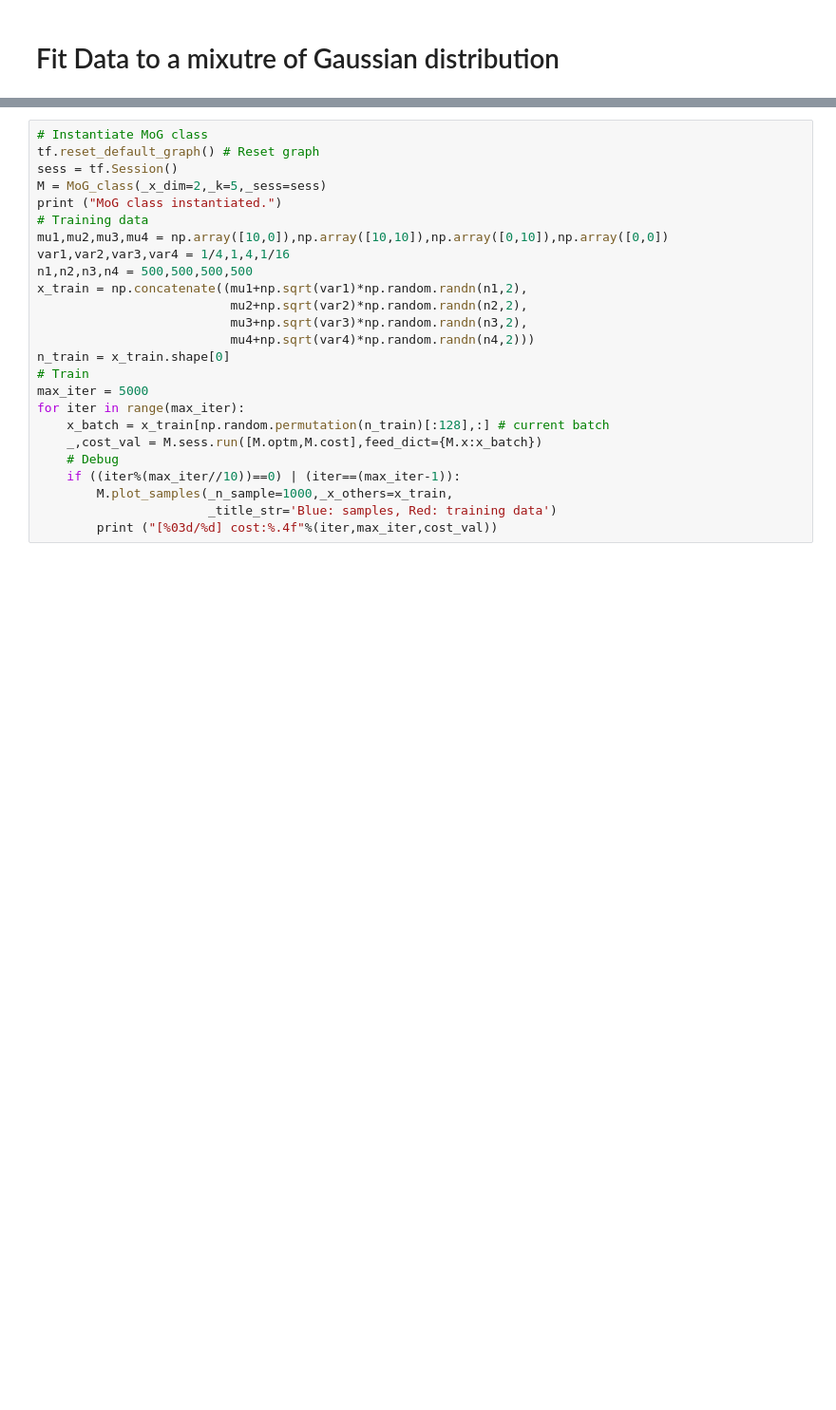
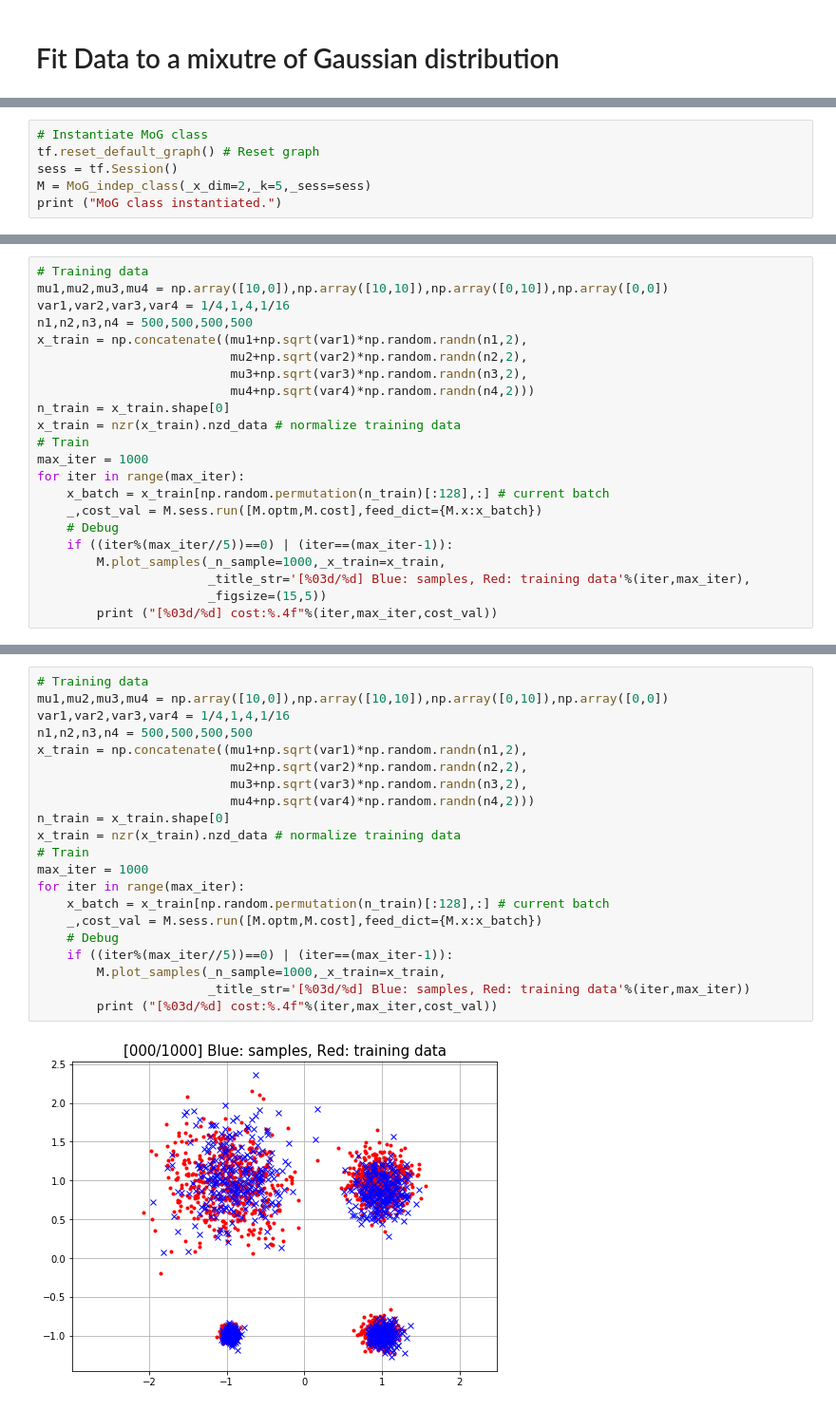
Before and after one commit to sjchoi86/density_network, a Jupyter notebook: src/demo_fit_MoG.ipynb, the cells around one changed output, grey strips where cells are left out. Shown at 95% size. Cells and saved outputs as stored; diff of their text form; blank space fills up the shorter version.

Commit message:
plot modified

```diff
--- a/src/demo_fit_MoG.ipynb
+++ b/src/demo_fit_MoG.ipynb
@@ -74,0 +16,6 @@ class MoG_class(object):
+# %%
+# Instantiate MoG class
+tf.reset_default_graph() # Reset graph
+sess = tf.Session()
+M = MoG_indep_class(_x_dim=2,_k=5,_sess=sess)
+print ("MoG class instantiated.")
@@ -74,0 +24,22 @@ class MoG_class(object):
+# %%
+# Training data
+mu1,mu2,mu3,mu4 = np.array([10,0]),np.array([10,10]),np.array([0,10]),np.array([0,0])
+var1,var2,var3,var4 = 1/4,1,4,1/16
+n1,n2,n3,n4 = 500,500,500,500
+x_train = np.concatenate((mu1+np.sqrt(var1)*np.random.randn(n1,2),
+                          mu2+np.sqrt(var2)*np.random.randn(n2,2),
+                          mu3+np.sqrt(var3)*np.random.randn(n3,2),
+                          mu4+np.sqrt(var4)*np.random.randn(n4,2)))
+n_train = x_train.shape[0]
+x_train = nzr(x_train).nzd_data # normalize training data
+# Train
+max_iter = 1000
+for iter in range(max_iter):
+    x_batch = x_train[np.random.permutation(n_train)[:128],:] # current batch
+    _,cost_val = M.sess.run([M.optm,M.cost],feed_dict={M.x:x_batch})
+    # Debug
+    if ((iter%(max_iter//5))==0) | (iter==(max_iter-1)):
+        M.plot_samples(_n_sample=1000,_x_train=x_train,
+                       _title_str='[%03d/%d] Blue: samples, Red: training data'%(iter,max_iter),
+                       _figsize=(15,5))
+        print ("[%03d/%d] cost:%.4f"%(iter,max_iter,cost_val))
@@ -75,26 +70,23 @@ class MoG_class(object):
 # %%
-# Instantiate MoG class
-tf.reset_default_graph() # Reset graph
-sess = tf.Session()
-M = MoG_class(_x_dim=2,_k=5,_sess=sess)
-print ("MoG class instantiated.")
 # Training data
 mu1,mu2,mu3,mu4 = np.array([10,0]),np.array([10,10]),np.array([0,10]),np.array([0,0])
 var1,var2,var3,var4 = 1/4,1,4,1/16
 n1,n2,n3,n4 = 500,500,500,500
 x_train = np.concatenate((mu1+np.sqrt(var1)*np.random.randn(n1,2),
                           mu2+np.sqrt(var2)*np.random.randn(n2,2),
                           mu3+np.sqrt(var3)*np.random.randn(n3,2),
                           mu4+np.sqrt(var4)*np.random.randn(n4,2)))
 n_train = x_train.shape[0]
+x_train = nzr(x_train).nzd_data # normalize training data
 # Train
-max_iter = 5000
+max_iter = 1000
 for iter in range(max_iter):
     x_batch = x_train[np.random.permutation(n_train)[:128],:] # current batch
     _,cost_val = M.sess.run([M.optm,M.cost],feed_dict={M.x:x_batch})
     # Debug
-    if ((iter%(max_iter//10))==0) | (iter==(max_iter-1)):
-        M.plot_samples(_n_sample=1000,_x_others=x_train,
-                       _title_str='Blue: samples, Red: training data')
+    if ((iter%(max_iter//5))==0) | (iter==(max_iter-1)):
+        M.plot_samples(_n_sample=1000,_x_train=x_train,
+                       _title_str='[%03d/%d] Blue: samples, Red: training data'%(iter,max_iter))
         print ("[%03d/%d] cost:%.4f"%(iter,max_iter,cost_val))
 # %% [output]
+[figure, new version]
```
Also changed, not shown: parts of 10 cells of this notebook, 5 other files.
